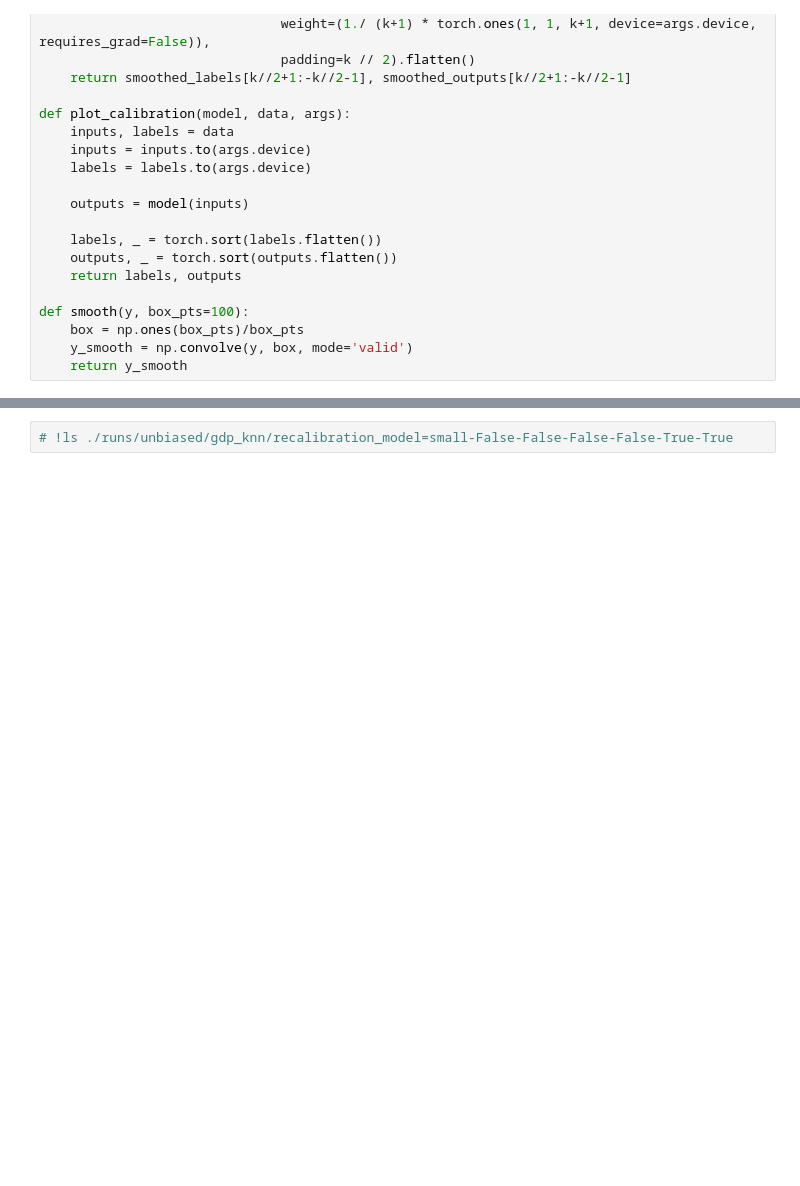
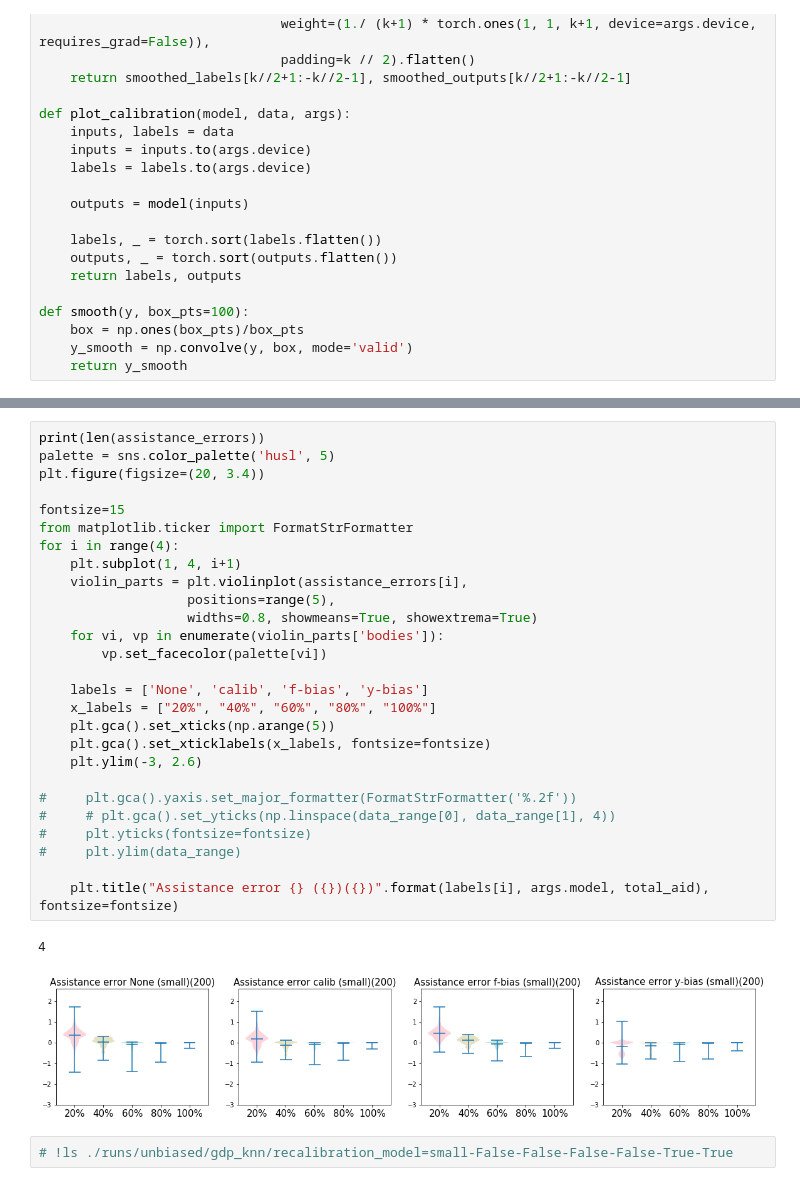
Before and after one commit to ShengjiaZhao/RegressionConstraint, a Jupyter notebook: sustain_regression.ipynb, the cells around one changed output, grey strips where cells are left out. Saved outputs shown, nothing was run; the diff lists cells and outputs as text; blank space fills up the shorter version.

```diff
--- a/sustain_regression.ipynb
+++ b/sustain_regression.ipynb
@@ -529,3 +656,33 @@ plt.yticks(fontsize=20)
+# %%
+print(len(assistance_errors))
+palette = sns.color_palette('husl', 5)
+plt.figure(figsize=(20, 3.4))
+
+fontsize=15
+from matplotlib.ticker import FormatStrFormatter
+for i in range(4):
+    plt.subplot(1, 4, i+1)
+    violin_parts = plt.violinplot(assistance_errors[i],
+                   positions=range(5),
+                   widths=0.8, showmeans=True, showextrema=True)
+    for vi, vp in enumerate(violin_parts['bodies']):
+        vp.set_facecolor(palette[vi])
+
+    labels = ['None', 'calib', 'f-bias', 'y-bias']
+    x_labels = ["20%", "40%", "60%", "80%", "100%"]
+    plt.gca().set_xticks(np.arange(5))
+    plt.gca().set_xticklabels(x_labels, fontsize=fontsize)
+    plt.ylim(-3, 2.6)
+
+#     plt.gca().yaxis.set_major_formatter(FormatStrFormatter('%.2f'))
+#     # plt.gca().set_yticks(np.linspace(data_range[0], data_range[1], 4))
+#     plt.yticks(fontsize=fontsize)
+#     plt.ylim(data_range)
+
+    plt.title("Assistance error {} ({})({})".format(labels[i], args.model, total_aid), fontsize=fontsize)
+# %% [output]
+4
+[figure, added]
 # %%
 # !ls ./runs/unbiased/gdp_knn/recalibration_model=small-False-False-False-False-True-True
 # %%
```
Also changed, not shown: parts of 5 cells of this notebook.
